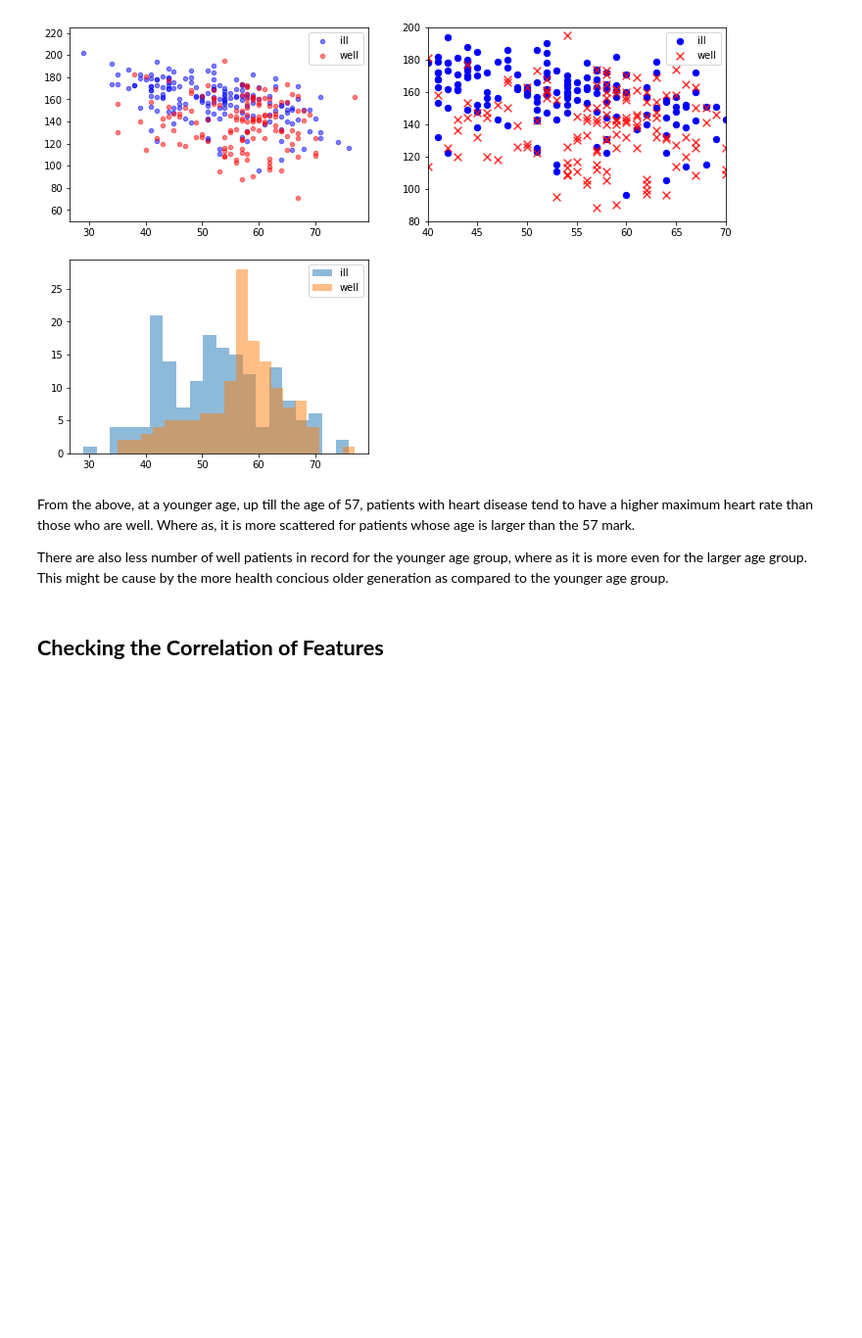
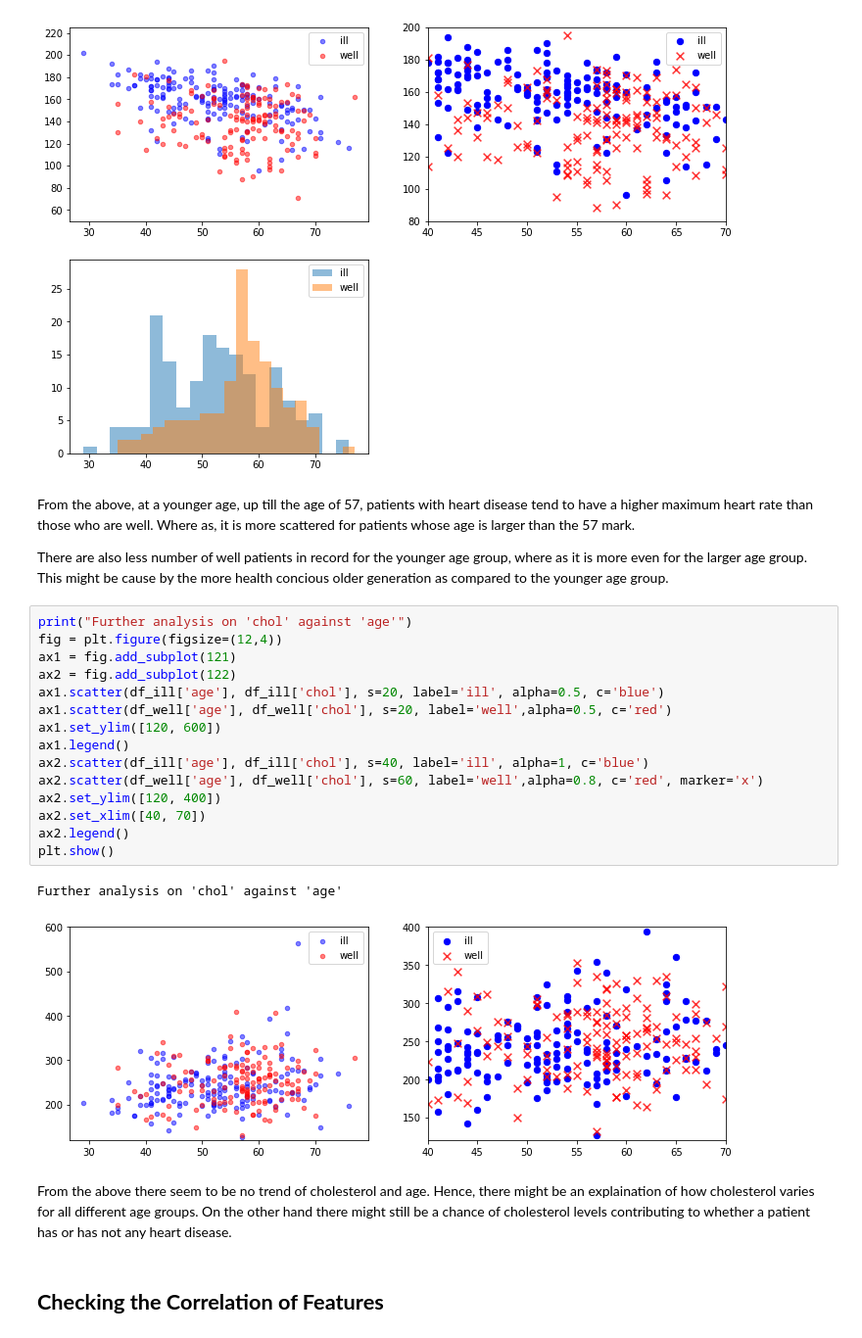
Before and after one commit to jonleesy/F21DLHeartDiseaseClassification, a Jupyter notebook: Model/HeartDisease.ipynb, the cells around one changed output. Shown at 98% size. Drawn from its saved outputs; the diff is of its cells as text; blank space fills up the shorter version.

```diff
--- a/Model/HeartDisease.ipynb
+++ b/Model/HeartDisease.ipynb
@@ -193,6 +250,26 @@ plt.show()
 From the above, at a younger age, up till the age of 57, patients with heart disease tend to have a higher maximum heart rate than those who are well. Where as, it is more scattered for patients whose age is larger than the 57 mark.
 
 There are also less number of well patients in record for the younger age group, where as it is more even for the larger age group. This might be cause by the more health concious older generation as compared to the younger age group.
+# %%
+print("Further analysis on 'chol' against 'age'")
+fig = plt.figure(figsize=(12,4))
+ax1 = fig.add_subplot(121)
+ax2 = fig.add_subplot(122)
+ax1.scatter(df_ill['age'], df_ill['chol'], s=20, label='ill', alpha=0.5, c='blue')
+ax1.scatter(df_well['age'], df_well['chol'], s=20, label='well',alpha=0.5, c='red')
+ax1.set_ylim([120, 600])
+ax1.legend()
+ax2.scatter(df_ill['age'], df_ill['chol'], s=40, label='ill', alpha=1, c='blue')
+ax2.scatter(df_well['age'], df_well['chol'], s=60, label='well',alpha=0.8, c='red', marker='x')
+ax2.set_ylim([120, 400])
+ax2.set_xlim([40, 70])
+ax2.legend()
+plt.show()
+# %% [output]
+Further analysis on 'chol' against 'age'
+[figure, added]
+# %% [markdown]
+From the above there seem to be no trend of cholesterol and age. Hence, there might be an explaination of how cholesterol varies for all different age groups. On the other hand there might still be a chance of cholesterol levels contributing to whether a patient has or has not any heart disease.
 # %% [markdown]
 ## __Checking the Correlation of Features__
 # %%
```
Also changed, not shown: parts of 13 cells of this notebook.
